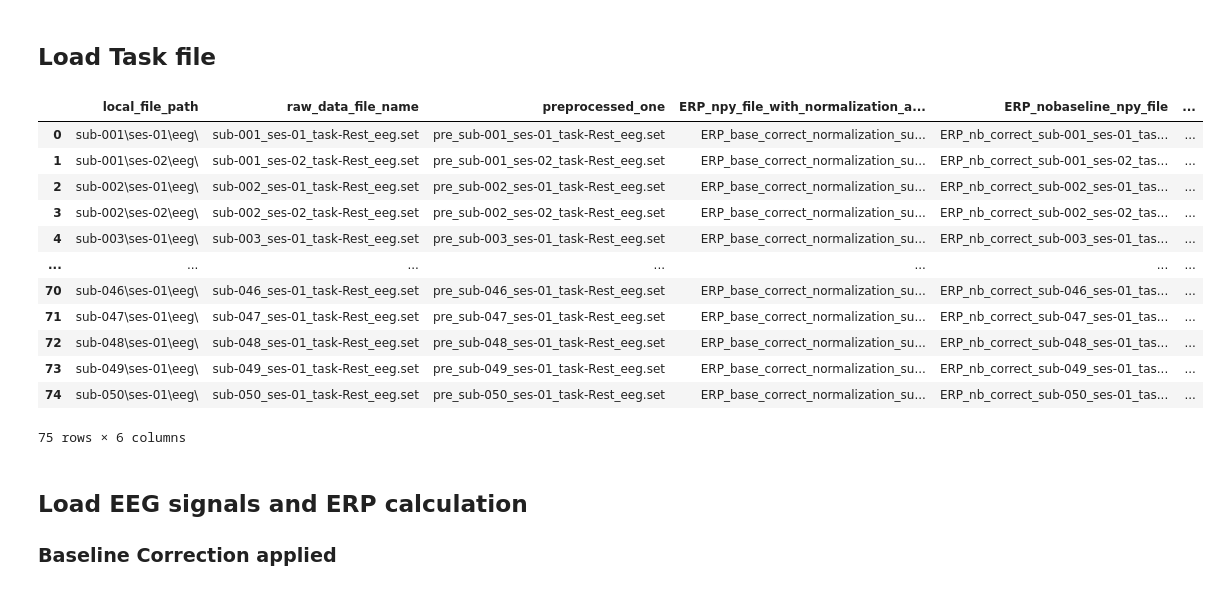
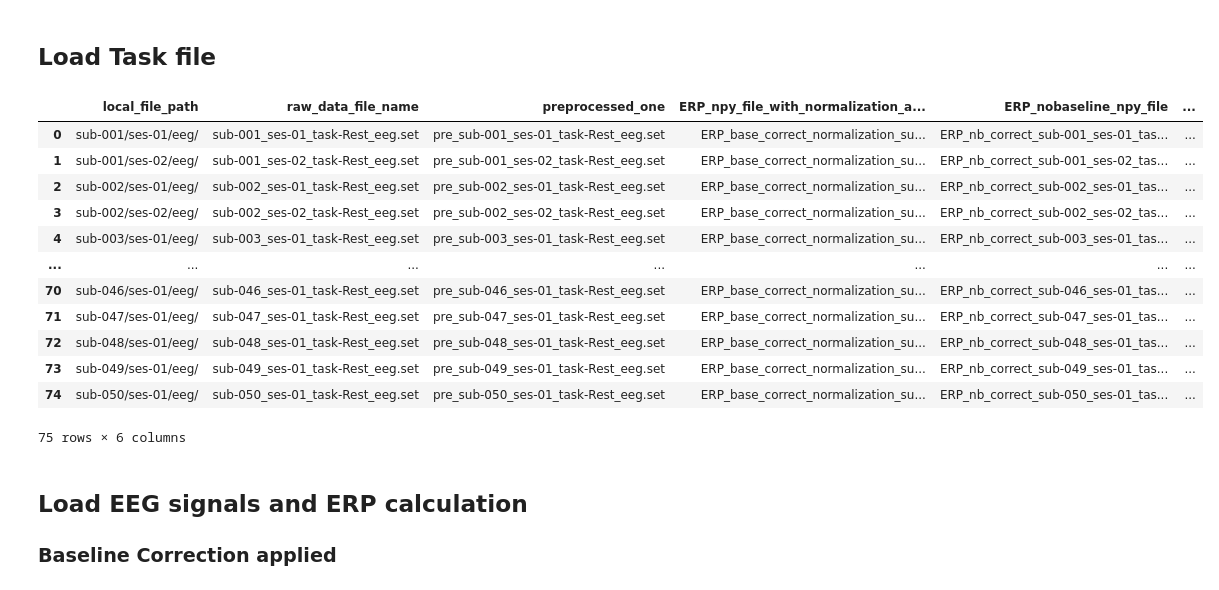
Before and after one commit to AIRLab-Sharif/Parkinson-PAC, a Jupyter notebook: python/ERP_calculation.ipynb, the cells around one changed output. Drawn from its saved outputs; the diff is of its cells as text; code cells hidden in the pictures.

```diff
--- a/python/ERP_calculation.ipynb
+++ b/python/ERP_calculation.ipynb
@@ -13,22 +18,23 @@ import mne
 # %% [markdown]
 ## Load Task file
 # %%
-list_files_path_name = pd.read_csv('../task_track_files/task_track_file_matlab.csv',usecols=['local_file_path','raw_data_file_name','Group_file_type','preprocessed_one','ERP_npy_file_with_normalization_and_baseline_correction','ERP_nobaseline_npy_file'])
-num_task_file = list_files_path_name.shape[0]
-list_files_path_name
+list_tasks_info = pd.read_csv('../task_track_files/task_track_file_matlab.csv', usecols=[
+                              'local_file_path', 'raw_data_file_name', 'Group_file_type', 'preprocessed_one', 'ERP_npy_file_with_normalization_and_baseline_correction', 'ERP_nobaseline_npy_file'])
+num_task_file = list_tasks_info.shape[0]
+list_tasks_info
 # %% [output]
 |  | local_file_path | raw_data_file_name | preprocessed_one | ERP_npy_file_with_normalization_a... | ERP_nobaseline_npy_file | ... |
-| 0 | sub-001\ses-01\eeg\ | sub-001_ses-01_task-Rest_eeg.set | pre_sub-001_ses-01_task-Rest_eeg.set | ERP_base_correct_normalization_su... | ERP_nb_correct_sub-001_ses-01_tas... | ... |
-| 1 | sub-001\ses-02\eeg\ | sub-001_ses-02_task-Rest_eeg.set | pre_sub-001_ses-02_task-Rest_eeg.set | ERP_base_correct_normalization_su... | ERP_nb_correct_sub-001_ses-02_tas... | ... |
-| 2 | sub-002\ses-01\eeg\ | sub-002_ses-01_task-Rest_eeg.set | pre_sub-002_ses-01_task-Rest_eeg.set | ERP_base_correct_normalization_su... | ERP_nb_correct_sub-002_ses-01_tas... | ... |
-| 3 | sub-002\ses-02\eeg\ | sub-002_ses-02_task-Rest_eeg.set | pre_sub-002_ses-02_task-Rest_eeg.set | ERP_base_correct_normalization_su... | ERP_nb_correct_sub-002_ses-02_tas... | ... |
-| 4 | sub-003\ses-01\eeg\ | sub-003_ses-01_task-Rest_eeg.set | pre_sub-003_ses-01_task-Rest_eeg.set | ERP_base_correct_normalization_su... | ERP_nb_correct_sub-003_ses-01_tas... | ... |
+| 0 | sub-001/ses-01/eeg/ | sub-001_ses-01_task-Rest_eeg.set | pre_sub-001_ses-01_task-Rest_eeg.set | ERP_base_correct_normalization_su... | ERP_nb_correct_sub-001_ses-01_tas... | ... |
+| 1 | sub-001/ses-02/eeg/ | sub-001_ses-02_task-Rest_eeg.set | pre_sub-001_ses-02_task-Rest_eeg.set | ERP_base_correct_normalization_su... | ERP_nb_correct_sub-001_ses-02_tas... | ... |
+| 2 | sub-002/ses-01/eeg/ | sub-002_ses-01_task-Rest_eeg.set | pre_sub-002_ses-01_task-Rest_eeg.set | ERP_base_correct_normalization_su... | ERP_nb_correct_sub-002_ses-01_tas... | ... |
+| 3 | sub-002/ses-02/eeg/ | sub-002_ses-02_task-Rest_eeg.set | pre_sub-002_ses-02_task-Rest_eeg.set | ERP_base_correct_normalization_su... | ERP_nb_correct_sub-002_ses-02_tas... | ... |
+| 4 | sub-003/ses-01/eeg/ | sub-003_ses-01_task-Rest_eeg.set | pre_sub-003_ses-01_task-Rest_eeg.set | ERP_base_correct_normalization_su... | ERP_nb_correct_sub-003_ses-01_tas... | ... |
 | ... | ... | ... | ... | ... | ... | ... |
-| 70 | sub-046\ses-01\eeg\ | sub-046_ses-01_task-Rest_eeg.set | pre_sub-046_ses-01_task-Rest_eeg.set | ERP_base_correct_normalization_su... | ERP_nb_correct_sub-046_ses-01_tas... | ... |
-| 71 | sub-047\ses-01\eeg\ | sub-047_ses-01_task-Rest_eeg.set | pre_sub-047_ses-01_task-Rest_eeg.set | ERP_base_correct_normalization_su... | ERP_nb_correct_sub-047_ses-01_tas... | ... |
-| 72 | sub-048\ses-01\eeg\ | sub-048_ses-01_task-Rest_eeg.set | pre_sub-048_ses-01_task-Rest_eeg.set | ERP_base_correct_normalization_su... | ERP_nb_correct_sub-048_ses-01_tas... | ... |
-| 73 | sub-049\ses-01\eeg\ | sub-049_ses-01_task-Rest_eeg.set | pre_sub-049_ses-01_task-Rest_eeg.set | ERP_base_correct_normalization_su... | ERP_nb_correct_sub-049_ses-01_tas... | ... |
-| 74 | sub-050\ses-01\eeg\ | sub-050_ses-01_task-Rest_eeg.set | pre_sub-050_ses-01_task-Rest_eeg.set | ERP_base_correct_normalization_su... | ERP_nb_correct_sub-050_ses-01_tas... | ... |
+| 70 | sub-046/ses-01/eeg/ | sub-046_ses-01_task-Rest_eeg.set | pre_sub-046_ses-01_task-Rest_eeg.set | ERP_base_correct_normalization_su... | ERP_nb_correct_sub-046_ses-01_tas... | ... |
+| 71 | sub-047/ses-01/eeg/ | sub-047_ses-01_task-Rest_eeg.set | pre_sub-047_ses-01_task-Rest_eeg.set | ERP_base_correct_normalization_su... | ERP_nb_correct_sub-047_ses-01_tas... | ... |
+| 72 | sub-048/ses-01/eeg/ | sub-048_ses-01_task-Rest_eeg.set | pre_sub-048_ses-01_task-Rest_eeg.set | ERP_base_correct_normalization_su... | ERP_nb_correct_sub-048_ses-01_tas... | ... |
+| 73 | sub-049/ses-01/eeg/ | sub-049_ses-01_task-Rest_eeg.set | pre_sub-049_ses-01_task-Rest_eeg.set | ERP_base_correct_normalization_su... | ERP_nb_correct_sub-049_ses-01_tas... | ... |
+| 74 | sub-050/ses-01/eeg/ | sub-050_ses-01_task-Rest_eeg.set | pre_sub-050_ses-01_task-Rest_eeg.set | ERP_base_correct_normalization_su... | ERP_nb_correct_sub-050_ses-01_tas... | ... |
 75 rows × 6 columns
 # %% [markdown]
 ## Load EEG signals and ERP calculation
```
Also changed, not shown: parts of 28 cells of this notebook, 7 other files.
